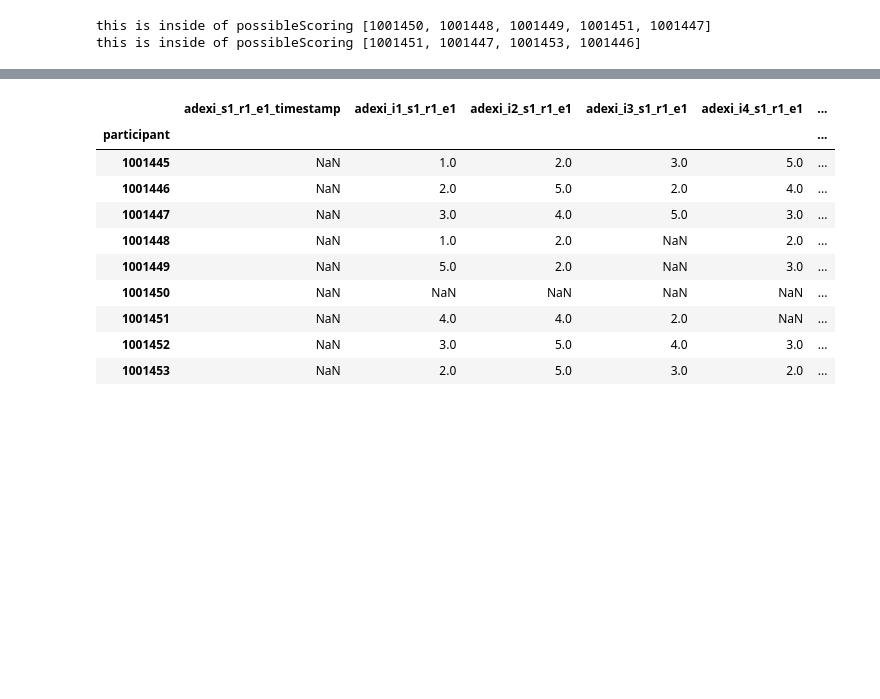
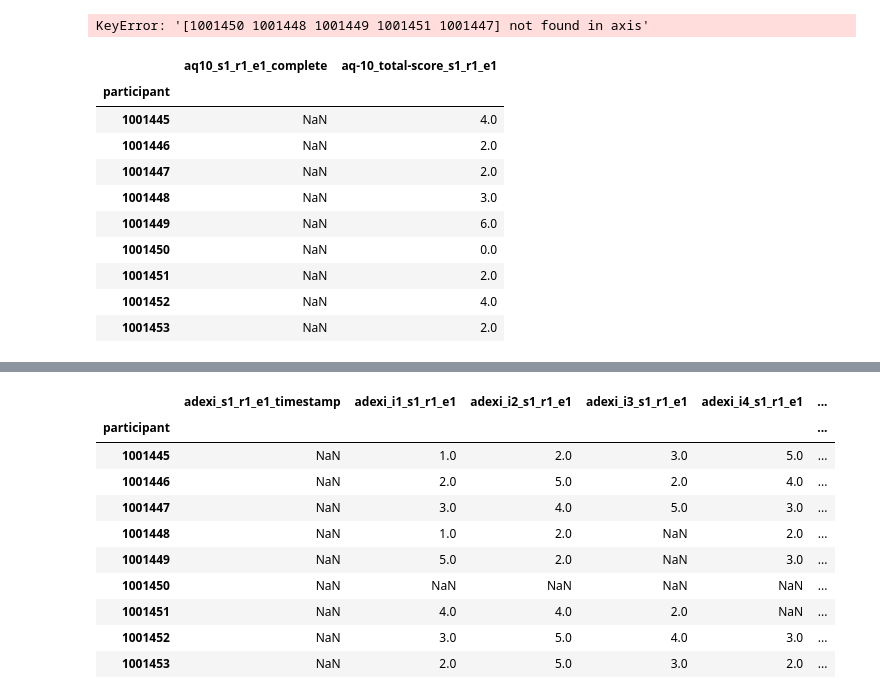
Before and after one commit to davhunt/instruments, a Jupyter notebook: script/Testing.ipynb, the cells around one changed output, grey strips where cells are left out. Cells and saved outputs as stored; diff of their text form; code cells hidden in the pictures; blank space fills up the shorter version.

Commit message:
looking into missing data

```diff
--- a/script/Testing.ipynb
+++ b/script/Testing.ipynb
@@ -254,9 +380,27 @@ with open('data.json','r') as infile:
 # %%
 for instrument in data:
-    if instrument == 'adexi':
-        adexi = Adexi(df.columns,df,data,instrument)
-        adexi.getSections()
-        adexi.addNewDataColumns()
+#     if instrument == 'adexi':
+#         adexi = Adexi(df.columns,df,data,instrument)
+#         adexi.getSections()
+#         adexi.addNewDataColumns()
+    if instrument == 'aq-10':
+        aq10 = AQ10(df.columns,df,data,instrument)
+        aq10.getSections()
+        aq10.addNewDataColumns()
+#         aq10.displaySections()
 # %% [output]
-this is inside of possibleScoring [1001450, 1001448, 1001449, 1001451, 1001447]
-this is inside of possibleScoring [1001451, 1001447, 1001453, 1001446]
+KeyError: '[1001450 1001448 1001449 1001451 1001447] not found in axis'
+# %%
+df[df.columns[aq10.sections[1]:aq10.sections[2]]]
+# %% [output]
+|  | aq10_s1_r1_e1_complete | aq-10_total-score_s1_r1_e1 |
+| participant |  |  |
+| 1001445 | NaN | 4.0 |
+| 1001446 | NaN | 2.0 |
+| 1001447 | NaN | 2.0 |
+| 1001448 | NaN | 3.0 |
+| 1001449 | NaN | 6.0 |
+| 1001450 | NaN | 0.0 |
+| 1001451 | NaN | 2.0 |
+| 1001452 | NaN | 4.0 |
+| 1001453 | NaN | 2.0 |
```
Also changed, not shown: parts of 11 cells of this notebook, 2 other files.
